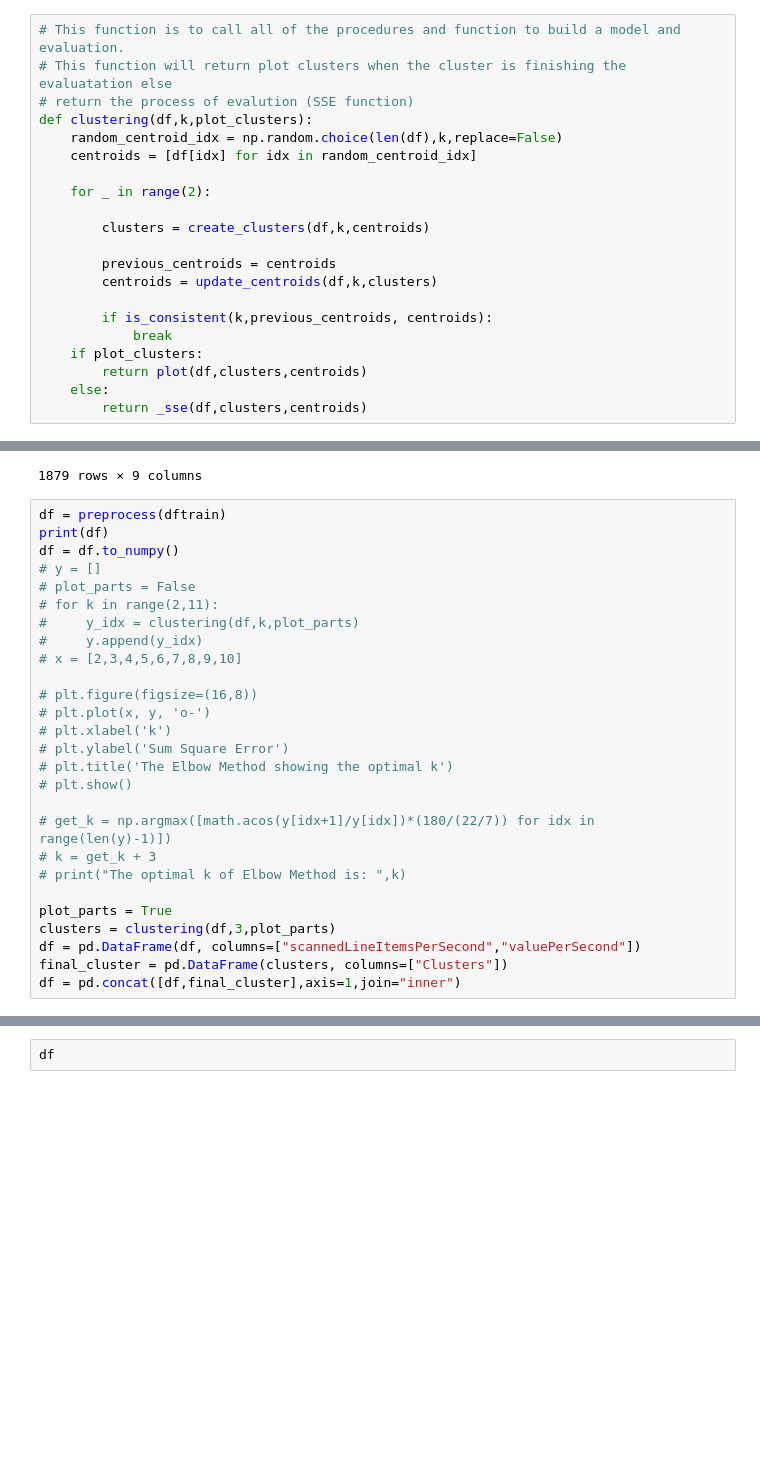
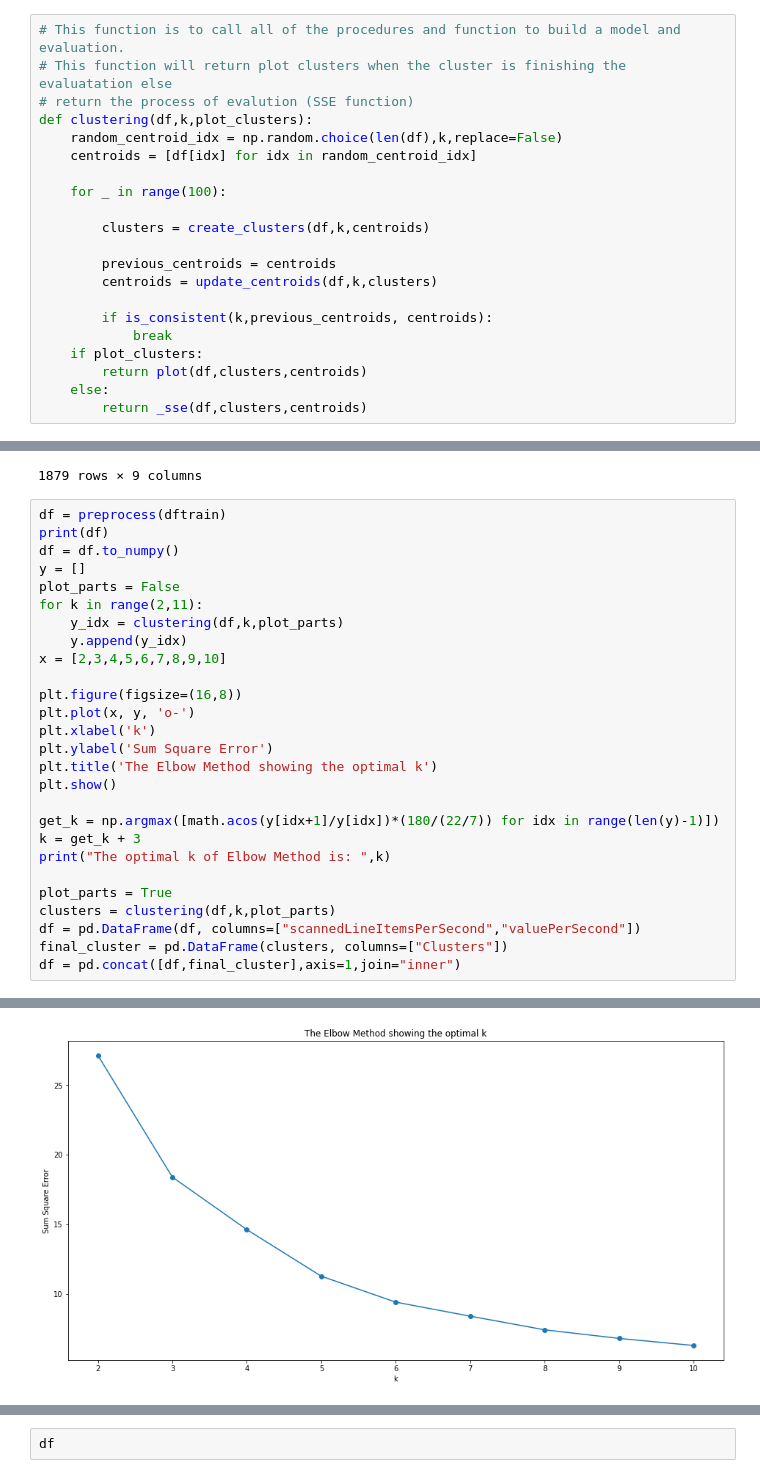
Before and after one commit to Jonasdedeus/Data-Mining-Final-Project, a Jupyter notebook: FinalProject_DataMining_1301183615 (1).ipynb, the cells around one changed output, grey strips where cells are left out. Drawn from its saved outputs; the diff is of its cells as text; blank space fills up the shorter version.

```diff
--- a/FinalProject_DataMining_1301183615 (1).ipynb
+++ b/FinalProject_DataMining_1301183615 (1).ipynb
@@ -454,7 +454,7 @@ def clustering(df,k,plot_clusters):
     random_centroid_idx = np.random.choice(len(df),k,replace=False)
     centroids = [df[idx] for idx in random_centroid_idx]
 
-    for _ in range(2):
+    for _ in range(100):
 
         clusters = create_clusters(df,k,centroids)
 
@@ -491,26 +491,26 @@ dftrain
 df = preprocess(dftrain)
 print(df)
 df = df.to_numpy()
-# y = []
-# plot_parts = False
-# for k in range(2,11):
-#     y_idx = clustering(df,k,plot_parts)
-#     y.append(y_idx)
-# x = [2,3,4,5,6,7,8,9,10]
+y = []
+plot_parts = False
+for k in range(2,11):
+    y_idx = clustering(df,k,plot_parts)
+    y.append(y_idx)
+x = [2,3,4,5,6,7,8,9,10]
 
-# plt.figure(figsize=(16,8))
-# plt.plot(x, y, 'o-')
-# plt.xlabel('k')
-# plt.ylabel('Sum Square Error')
-# plt.title('The Elbow Method showing the optimal k')
-# plt.show()
+plt.figure(figsize=(16,8))
+plt.plot(x, y, 'o-')
+plt.xlabel('k')
+plt.ylabel('Sum Square Error')
+plt.title('The Elbow Method showing the optimal k')
+plt.show()
 
-# get_k = np.argmax([math.acos(y[idx+1]/y[idx])*(180/(22/7)) for idx in range(len(y)-1)])
-# k = get_k + 3
-# print("The optimal k of Elbow Method is: ",k)
+get_k = np.argmax([math.acos(y[idx+1]/y[idx])*(180/(22/7)) for idx in range(len(y)-1)])
+k = get_k + 3
+print("The optimal k of Elbow Method is: ",k)
 
 plot_parts = True
-clusters = clustering(df,3,plot_parts)
+clusters = clustering(df,k,plot_parts)
 df = pd.DataFrame(df, columns=["scannedLineItemsPerSecond","valuePerSecond"])
 final_cluster = pd.DataFrame(clusters, columns=["Clusters"])
 df = pd.concat([df,final_cluster],axis=1,join="inner")
@@ -531,0 +532 @@ df = pd.concat([df,final_cluster],axis=1,join="inner")
+[figure, added]
```
Also changed, not shown: parts of 5 cells of this notebook.
